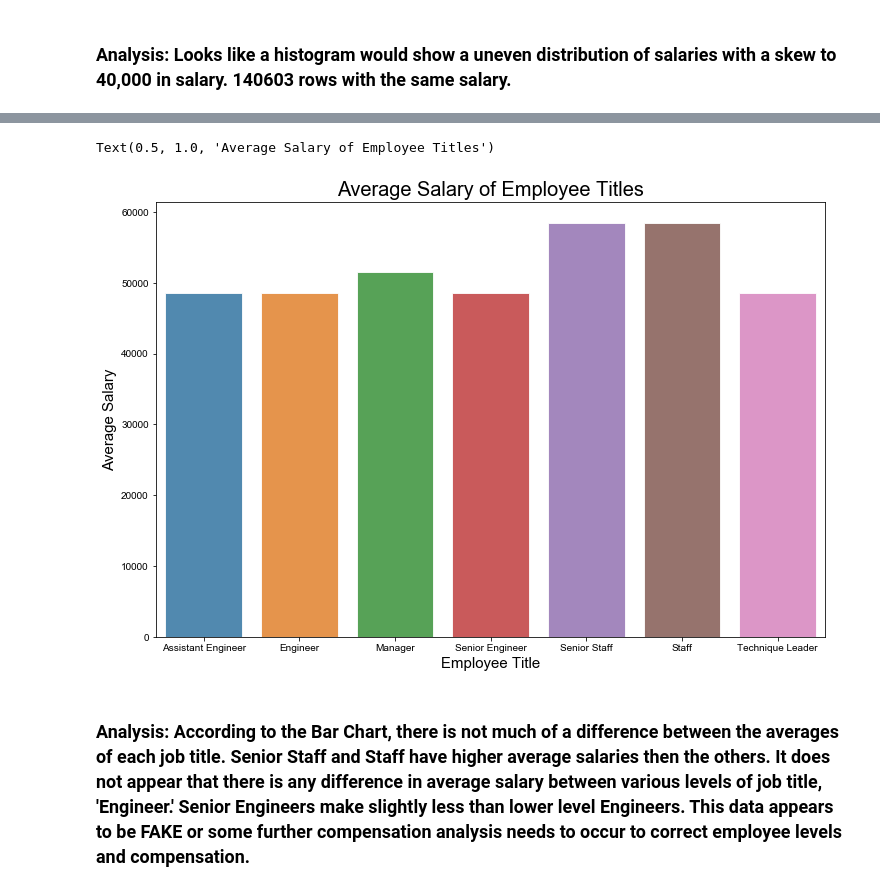
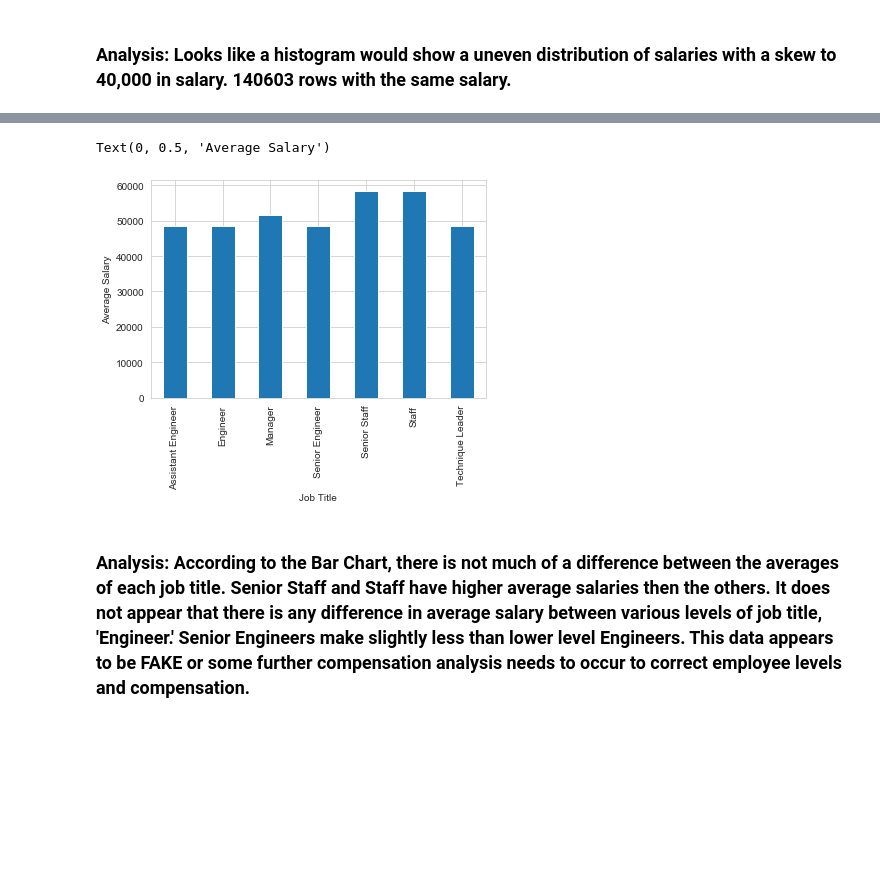
Before and after one commit to vmratcliff/SQL-Employee-Database, a Jupyter notebook: EmployeeSQL/Bonus_Emp_Data.ipynb, the cells around one changed output, grey strips where cells are left out. Cells and saved outputs as stored; diff of their text form; code cells hidden in the pictures; blank space fills up the shorter version.

```diff
--- a/EmployeeSQL/Bonus_Emp_Data.ipynb
+++ b/EmployeeSQL/Bonus_Emp_Data.ipynb
@@ -172,14 +228,12 @@ titles_average_salary
-# %%
-# Plotting the bar graph
-fig, ax  = plt.subplots(figsize=(12,8))
-sns.set_style("whitegrid")
-ax = sns.barplot(x='Employee Title', y='Average Salary',data=titles_average_salary, alpha=0.85)
-ax.set_xlabel("Employee Title",fontsize=15)
-ax.set_ylabel("Average Salary",fontsize=15)
-ax.set_title("Average Salary of Employee Titles",fontsize=20)
-# %% [output]
-Text(0.5, 1.0, 'Average Salary of Employee Titles')
-[figure, removed]
+# %%
+employees_titles = title_salaries.groupby(['title'])['salary'].mean()
+
+employees_titles.plot.bar()
+plt.xlabel("Job Title")
+plt.ylabel("Average Salary")
+# %% [output]
+Text(0, 0.5, 'Average Salary')
+[figure, added]
 # %% [markdown]
 ### Analysis: According to the Bar Chart, there is not much of a difference between the averages of each job title. Senior Staff and Staff have higher average salaries then the others. It does not appear that there is any difference in average salary between various levels of job title, 'Engineer.' Senior Engineers make slightly less than lower level Engineers. This data appears to be FAKE or some further compensation analysis needs to occur to correct employee levels and compensation.
 # %%
```
Also changed, not shown: parts of 20 cells of this notebook.
